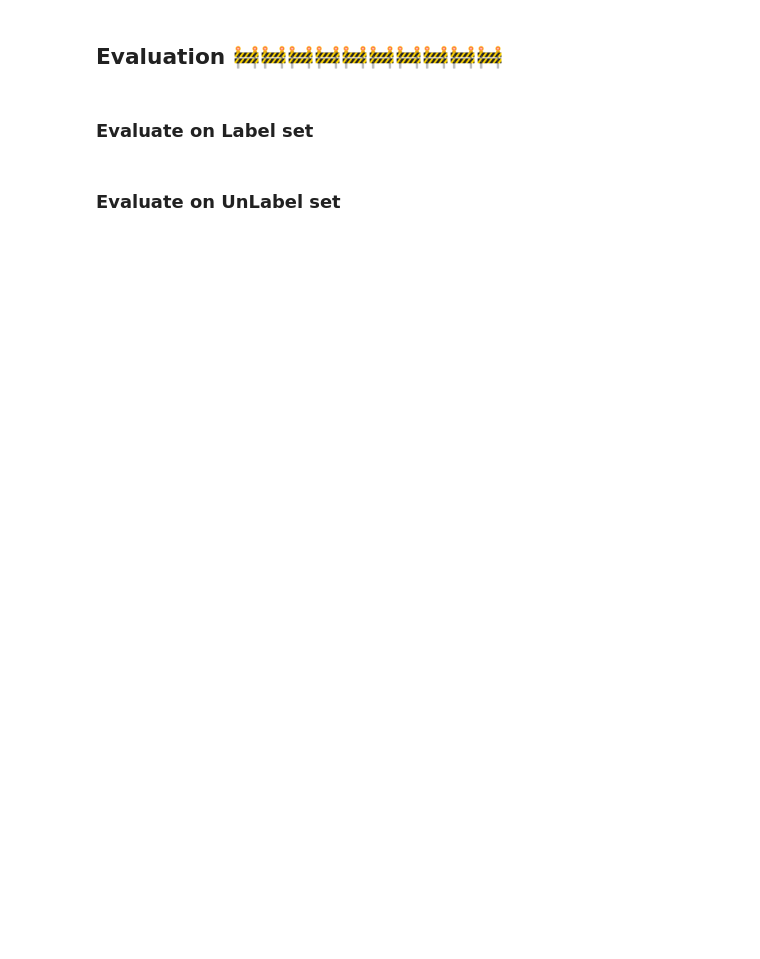
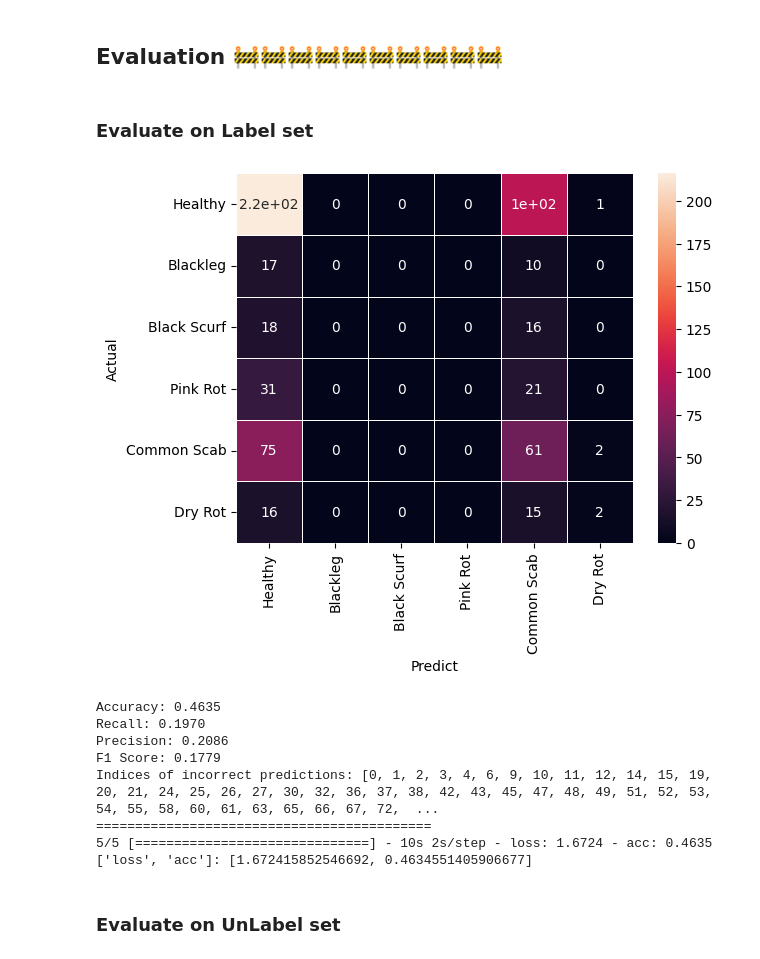
Before and after one commit to y-lims/DADS7202_Potato, a Jupyter notebook: semi_sup_template.ipynb, the cells around one changed output. Drawn from its saved outputs; the diff is of its cells as text; code cells hidden in the pictures; blank space fills up the shorter version.

```diff
--- a/semi_sup_template.ipynb
+++ b/semi_sup_template.ipynb
@@ -704,9 +923,8 @@ model2.summary(expand_nested=True)
 # %% [markdown]
 ## Save History
 # %%
-
 import pickle
-history_path = f'{base_path}/{owner_name}/sem_supervised/{model_name}_{version}_{seedno}_{np_random_seed}_{tf_random_seed}_history.pkl'
+history_path = f'{base_path}/{owner_name}/sem_supervised2/{model_name}_{version}_{seedno}_{np_random_seed}_{tf_random_seed}_history.pkl'
 
 # บันทึกข้อมูลประวัติการฝึกอบรมลงในไฟล์
 with open(history_path, 'wb') as f:
@@ -753,35 +976,45 @@ x_train = x_train2_model
 y_train = y_train2_model
 
 
 y_pred = []
 for i in range(len(x_train)):
     x_input = x_train[i][np.newaxis, ...]
-    y_pred.append(np.argmax(model.predict(x_input , verbose=0)))
+    y_pred.append(np.argmax(model2.predict(x_input , verbose=0)))
 
 cm = confusion_matrix(y_train, y_pred)
 
 # Plotting the confusion matrix
 ax = sns.heatmap(cm, annot=True, xticklabels=label, yticklabels=label, linewidths=.5)
 ax.set(xlabel='Predict', ylabel='Actual')
 plt.show()
 
 # Calculating and printing accuracy, recall, precision, and f1-score
 accuracy = accuracy_score(y_train, y_pred)
 recall = recall_score(y_train, y_pred, average='macro')  # Change 'macro' to 'micro' or 'weighted' as needed
 precision = precision_score(y_train, y_pred, average='macro')  # Change 'macro' to 'micro' or 'weighted' as needed
 f1 = f1_score(y_train, y_pred, average='macro')  # Change 'macro' to 'micro' or 'weighted' as needed
 
 print(f'Accuracy: {accuracy:.4f}')
 print(f'Recall: {recall:.4f}')
 print(f'Precision: {precision:.4f}')
 print(f'F1 Score: {f1:.4f}')
 
 # Extracting indices of wrong predictions
 train_incorrect_indices = [i for i, (pred, actual) in enumerate(zip(y_pred, y_train)) if pred != actual]
 print("Indices of incorrect predictions:", train_incorrect_indices)
 print('===========================================')
-results = model2.evaluate(x_labeled, y_labeled, batch_size=128)
+results = model2.evaluate(x_train2_model, y_train2_model, batch_size=128)
 print( f"{model2.metrics_names}: {results}" )
+# %% [output]
+[figure, added]
+Accuracy: 0.4635
+Recall: 0.1970
+Precision: 0.2086
+F1 Score: 0.1779
+Indices of incorrect predictions: [0, 1, 2, 3, 4, 6, 9, 10, 11, 12, 14, 15, 19, 20, 21, 24, 25, 26, 27, 30, 32, 36, 37, 38, 42, 43, 45, 47, 48, 49, 51, 52, 53, 54, 55, 58, 60, 61, 63, 65, 66, 67, 72,  ...
+===========================================
+5/5 [==============================] - 10s 2s/step - loss: 1.6724 - acc: 0.4635
+['loss', 'acc']: [1.672415852546692, 0.4634551405906677]
 # %% [markdown]
 ### Evaluate on UnLabel set
 # %%
```
Also changed, not shown: parts of 24 cells of this notebook.
